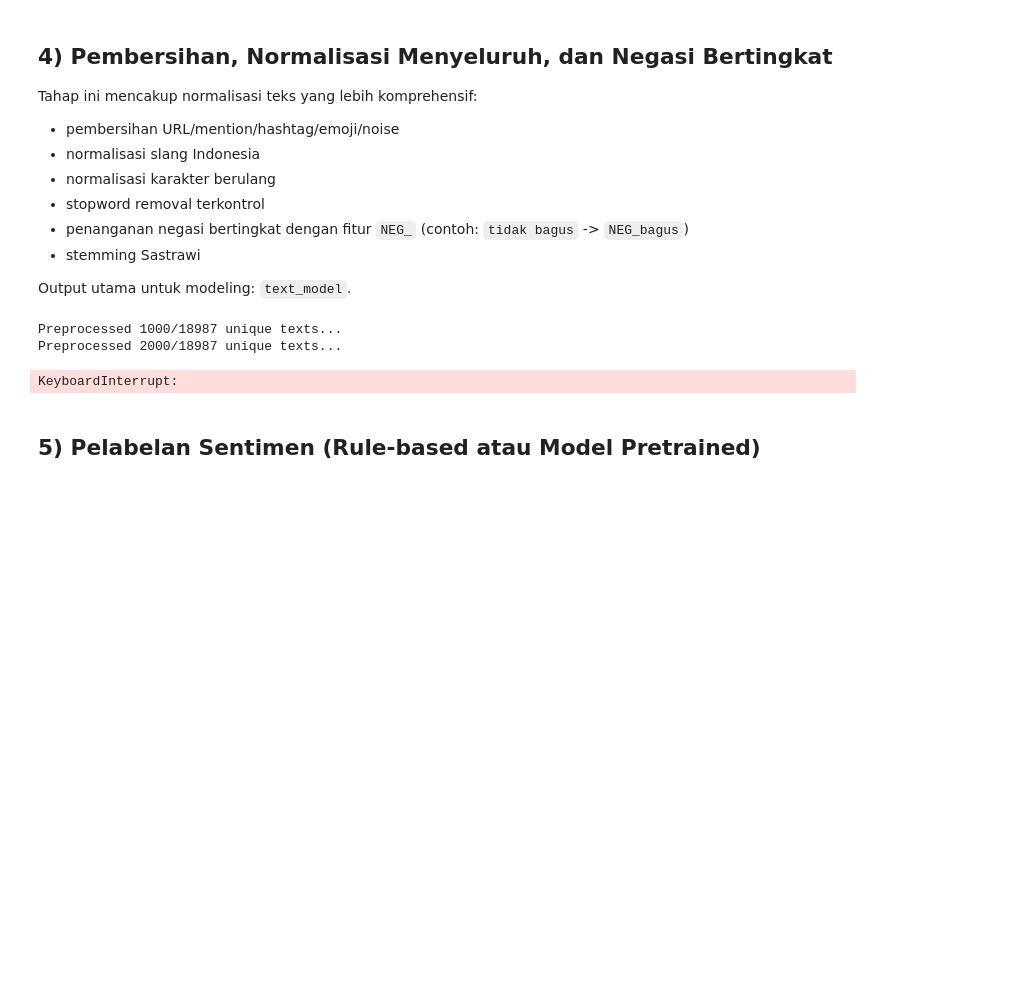
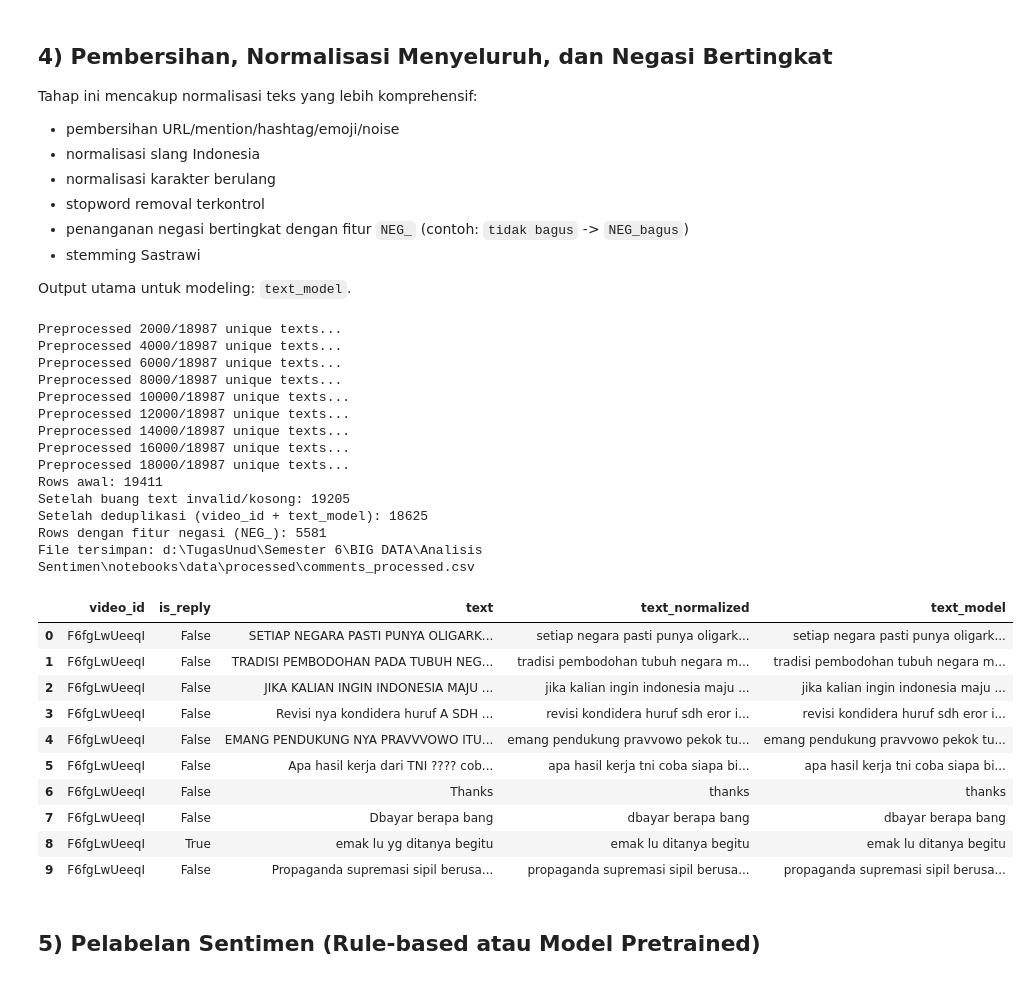
Before and after one commit to DioLubis/Big-Data, a Jupyter notebook: notebooks/analisis_sentimen_youtube.ipynb, the cells around one changed output. Drawn from its saved outputs; the diff is of its cells as text; code cells hidden in the pictures; blank space fills up the shorter version.

```diff
--- a/notebooks/analisis_sentimen_youtube.ipynb
+++ b/notebooks/analisis_sentimen_youtube.ipynb
@@ -333,11 +333,11 @@ import re
 import html
 import string
 import unicodedata
-from functools import lru_cache
 from Sastrawi.Stemmer.StemmerFactory import StemmerFactory
 
 factory = StemmerFactory()
 stemmer = factory.create_stemmer()
+USE_STEMMING = False  # Turn off expensive stemming for this large dataset
 
 # Comprehensive slang normalization map (extend as needed)
 slang_map = {
@@ -363,7 +363,6 @@ invalid_text_markers = {
     "", "[deleted]", "[removed]", "deleted", "removed", "komentar ini telah dihapus"
 }
 
-
 EMOJI_PATTERN = re.compile(
     "["
     "\U0001F600-\U0001F64F"
@@ -375,8 +374,8 @@ EMOJI_PATTERN = re.compile(
     "]+",
     flags=re.UNICODE,
 )
+REPEAT_PATTERN = re.compile(r"(.)\1{2,}")
 
-REPEAT_PATTERN = re.compile(r"(.)\1{2,}")
 
 def strip_emoji(text: str) -> str:
     return EMOJI_PATTERN.sub(" ", text)
@@ -444,21 +443,20 @@ def apply_negation_scope(tokens, window: int = 2):
     return out
 
 
-@lru_cache(maxsize=50000)
-def cached_stem(token: str) -> str:
-    if not token:
-        return ""
-    return stemmer.stem(token)
+def stem_tokens(tokens):
+    # Disabled by default because full-dataset stemming is too slow for 19k comments.
+    # Keep the hook in case you want to re-enable it later.
+    if not USE_STEMMING:
+        return tokens
 
-def stem_tokens(tokens):
     stemmed = []
     for tok in tokens:
         if tok.startswith("NEG_"):
-            root = cached_stem(tok[4:])
+            root = stemmer.stem(tok[4:])
             if root:
                 stemmed.append(f"NEG_{root}")
         else:
-            root = cached_stem(tok)
+            root = stemmer.stem(tok)
             if root:
                 stemmed.append(root)
     return stemmed
@@ -482,7 +480,7 @@ def preprocess_pipeline(text: str):
     text_clean = cleaned
     text_normalized = " ".join(tokens_with_neg)
     text_bersih = " ".join(stemmed_tokens)
-    text_model = text_bersih
+    text_model = text_bersih if USE_STEMMING else text_normalized
 
     return {
         "text_clean": text_clean,
@@ -505,40 +503,62 @@ unique_texts = work_df["text"].unique().tolist()
 preprocessed_map = {}
 for i, txt in enumerate(unique_texts, 1):
     preprocessed_map[txt] = preprocess_pipeline(txt)
-    if i % 1000 == 0:
+    if i % 2000 == 0:
         print(f"Preprocessed {i}/{len(unique_texts)} unique texts...")
 
 prepped = work_df["text"].map(preprocessed_map)
 prepped = pd.DataFrame(list(prepped))
 work_df = pd.concat([work_df.reset_index(drop=True), prepped.reset_index(drop=True)], axis=1)
 
 before_rows = len(work_df)
 work_df = work_df[work_df["text_model"].str.len() > 0].copy()
 after_invalid_filter = len(work_df)
 
 # Deduplicate repeated normalized comments in same video (common spam pattern)
 work_df = work_df.drop_duplicates(subset=["video_id", "text_model"], keep="first")
 after_dedup = len(work_df)
 
 print(f"Rows awal: {before_rows}")
 print(f"Setelah buang text invalid/kosong: {after_invalid_filter}")
 print(f"Setelah deduplikasi (video_id + text_model): {after_dedup}")
 
 # Optional quick stats for negation features
 neg_count = work_df["text_normalized"].str.contains(r"\bNEG_", regex=True).sum()
 print(f"Rows dengan fitur negasi (NEG_): {int(neg_count)}")
 
 df = work_df.reset_index(drop=True)
 
 processed_path = ROOT / "data" / "processed" / "comments_processed.csv"
 df.to_csv(processed_path, index=False, encoding="utf-8")
 
 print(f"File tersimpan: {processed_path}")
 df[["video_id", "is_reply", "text", "text_normalized", "text_model"]].head(10)
 # %% [output]
-Preprocessed 1000/18987 unique texts...
 Preprocessed 2000/18987 unique texts...
+Preprocessed 4000/18987 unique texts...
+Preprocessed 6000/18987 unique texts...
+Preprocessed 8000/18987 unique texts...
+Preprocessed 10000/18987 unique texts...
+Preprocessed 12000/18987 unique texts...
+Preprocessed 14000/18987 unique texts...
+Preprocessed 16000/18987 unique texts...
+Preprocessed 18000/18987 unique texts...
+Rows awal: 19411
+Setelah buang text invalid/kosong: 19205
+Setelah deduplikasi (video_id + text_model): 18625
+Rows dengan fitur negasi (NEG_): 5581
+File tersimpan: d:\TugasUnud\Semester 6\BIG DATA\Analisis Sentimen\notebooks\data\processed\comments_processed.csv
-KeyboardInterrupt:
+|  | video_id | is_reply | text | text_normalized | text_model |
+| 0 | F6fgLwUeeqI | False | SETIAP NEGARA PASTI PUNYA OLIGARK... | setiap negara pasti punya oligark... | setiap negara pasti punya oligark... |
+| 1 | F6fgLwUeeqI | False | TRADISI PEMBODOHAN PADA TUBUH NEG... | tradisi pembodohan tubuh negara m... | tradisi pembodohan tubuh negara m... |
+| 2 | F6fgLwUeeqI | False | JIKA KALIAN INGIN INDONESIA MAJU ... | jika kalian ingin indonesia maju ... | jika kalian ingin indonesia maju ... |
+| 3 | F6fgLwUeeqI | False | Revisi nya kondidera huruf A SDH ... | revisi kondidera huruf sdh eror i... | revisi kondidera huruf sdh eror i... |
+| 4 | F6fgLwUeeqI | False | EMANG PENDUKUNG NYA PRAVVVOWO ITU... | emang pendukung pravvowo pekok tu... | emang pendukung pravvowo pekok tu... |
+| 5 | F6fgLwUeeqI | False | Apa hasil kerja dari TNI ???? cob... | apa hasil kerja tni coba siapa bi... | apa hasil kerja tni coba siapa bi... |
+| 6 | F6fgLwUeeqI | False | Thanks | thanks | thanks |
+| 7 | F6fgLwUeeqI | False | Dbayar berapa bang | dbayar berapa bang | dbayar berapa bang |
+| 8 | F6fgLwUeeqI | True | emak lu yg ditanya begitu | emak lu ditanya begitu | emak lu ditanya begitu |
+| 9 | F6fgLwUeeqI | False | Propaganda supremasi sipil berusa... | propaganda supremasi sipil berusa... | propaganda supremasi sipil berusa... |
 # %%
 # Quick QA: cek hasil negasi bertingkat pada data yang sudah dinormalisasi
 neg_samples = df[df["text_normalized"].str.contains(r"\bNEG_", regex=True, na=False)][
```
Also changed, not shown: parts of 2 cells of this notebook, 3 other files.
